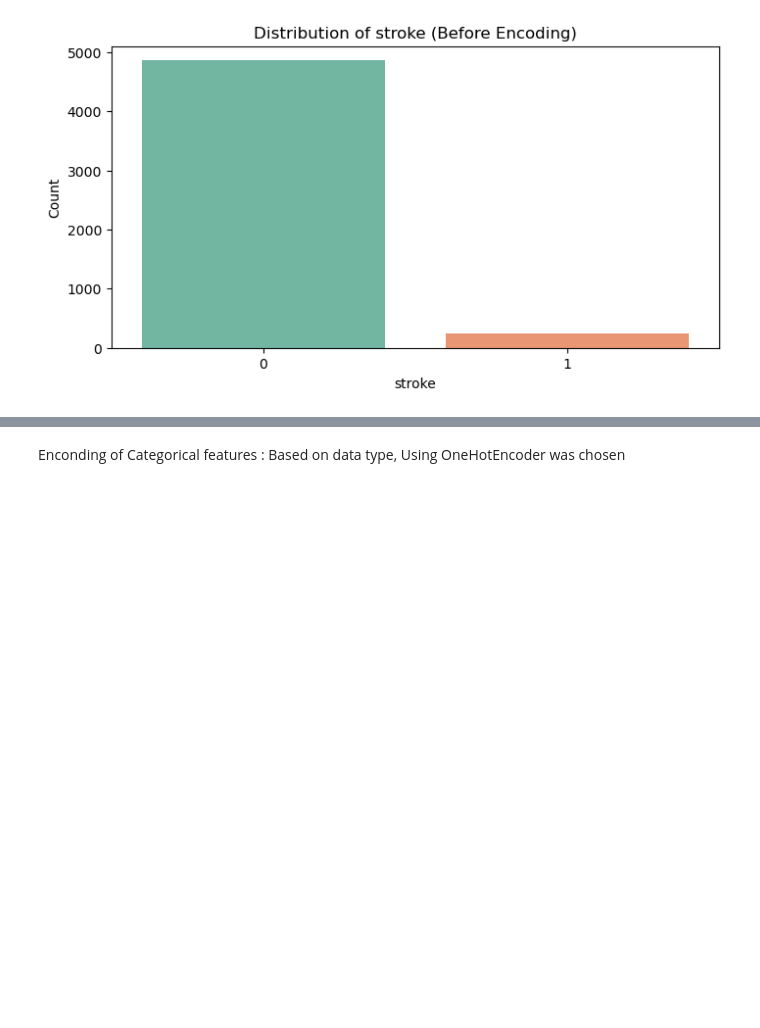
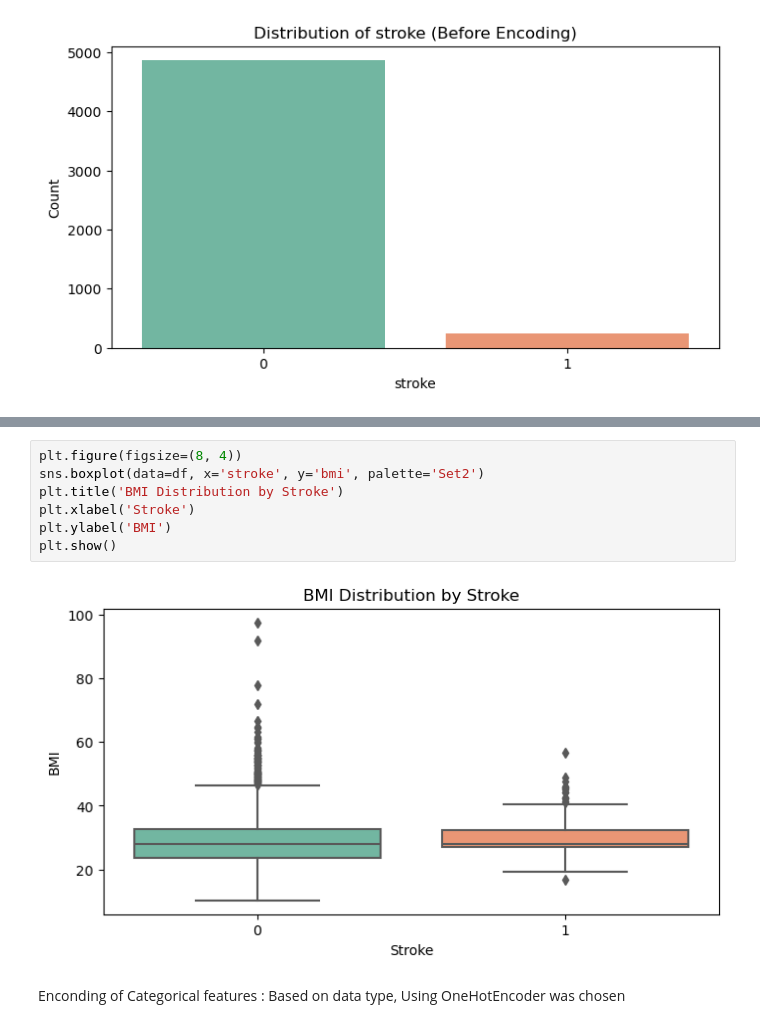
Before and after one commit to Mathangi-Chandrasekaran/Machine-Learning, a Jupyter notebook: ml_project_1.ipynb, the cells around one changed output, grey strips where cells are left out. Cells and saved outputs as stored; diff of their text form; blank space fills up the shorter version.

```diff
--- a/ml_project_1.ipynb
+++ b/ml_project_1.ipynb
@@ -107,3 +212,12 @@ for feature in categorical_features:
+# %%
+plt.figure(figsize=(8, 4))
+sns.boxplot(data=df, x='stroke', y='bmi', palette='Set2')
+plt.title('BMI Distribution by Stroke')
+plt.xlabel('Stroke')
+plt.ylabel('BMI')
+plt.show()
+# %% [output]
+[figure, added]
 # %% [markdown]
   Enconding of Categorical features : Based on data type, Using OneHotEncoder was chosen
 # %%
```
Also changed, not shown: parts of 24 cells of this notebook.
